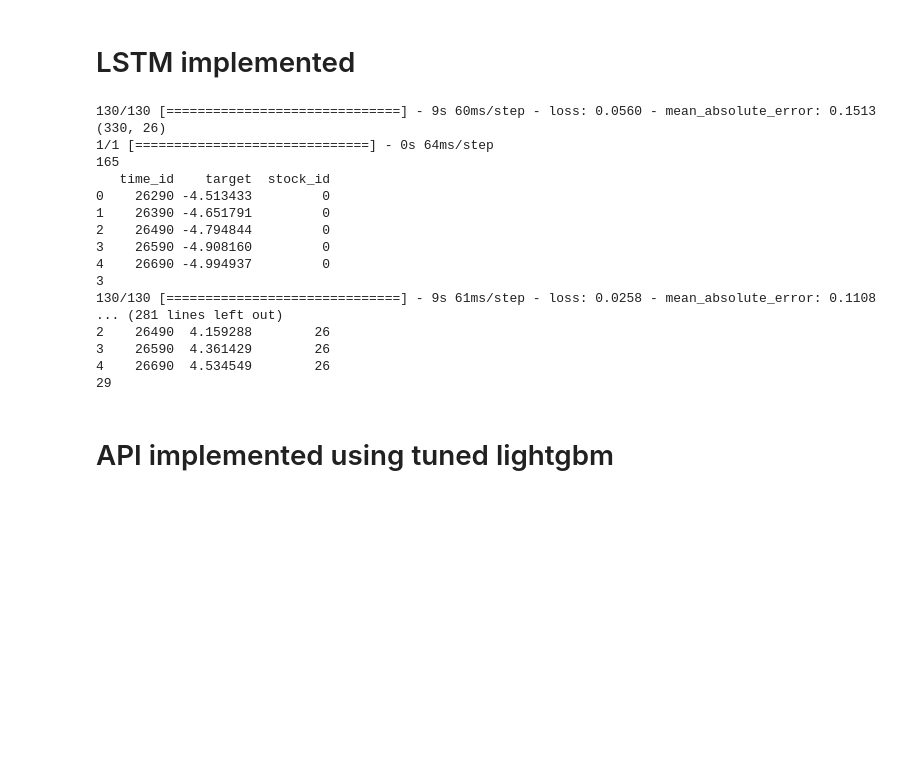
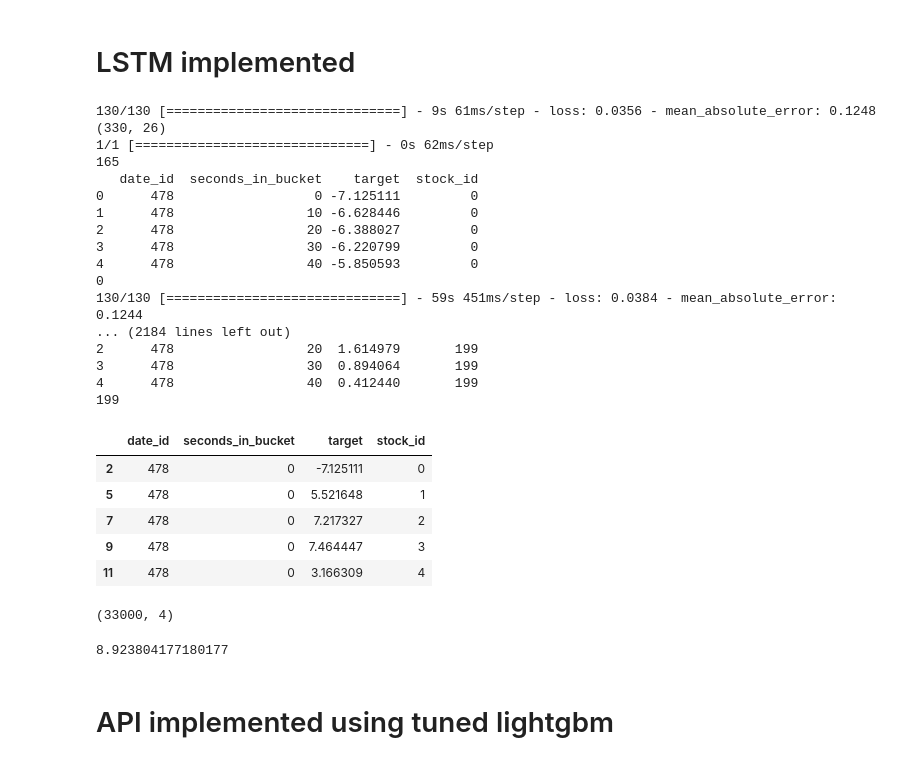
Before and after one commit to lazy-insomaniac/Optiver-Predict-US-stock_price, a Jupyter notebook: lstmwithoutapi.ipynb, the cells around one changed output. Drawn from its saved outputs; the diff is of its cells as text; code cells hidden in the pictures; blank space fills up the shorter version.

```diff
--- a/lstmwithoutapi.ipynb
+++ b/lstmwithoutapi.ipynb
@@ -206,7 +208,7 @@ from lightgbm import LGBMRegressor as LGBM
 from xgboost import XGBRegressor as XGB
 import optuna
 # %%
-all_predictions = pd.DataFrame(columns = ['time_id','target','stock_id'])
+all_predictions = pd.DataFrame(columns = ['date_id','seconds_in_bucket','target','stock_id'])
 # %%
 import pandas as pd
 import numpy as np
@@ -215,6 +217,9 @@ from tensorflow.keras.preprocessing.sequence import TimeseriesGenerator
 from tensorflow.keras.models import Sequential
 from tensorflow.keras.layers import LSTM, Dense, Dropout, LeakyReLU
 import tensorflow as tf
+# %%
+
+counter = 0
 # %% [markdown]
 # LSTM implemented
 # %%
@@ -271,7 +276,8 @@ import tensorflow as tf
             pred = pred.flatten()
             print(len(predictions))
             predictions_df = pd.DataFrame({
-                'time_id': (dates*55) +(seconds*10),
+                'date_id':dates ,
+                'seconds_in_bucket':seconds,
                 'target': pred,
                 'stock_id': stock_id,
             })
@@ -279,23 +285,32 @@ import tensorflow as tf
             all_predictions = pd.concat([all_predictions, predictions_df], ignore_index=True)
             print(counter)
             counter+=1
-        all_predictions = all_predictions.sort_values(by=['time_id', 'stock_id'])
+        all_predictions = all_predictions.sort_values(by=['date_id','seconds_in_bucket','stock_id'])
         all_predictions = all_predictions.reset_index(drop=True)
 # %% [output]
-130/130 [==============================] - 9s 60ms/step - loss: 0.0560 - mean_absolute_error: 0.1513
+130/130 [==============================] - 9s 61ms/step - loss: 0.0356 - mean_absolute_error: 0.1248
 (330, 26)
-1/1 [==============================] - 0s 64ms/step
+1/1 [==============================] - 0s 62ms/step
 165
-   time_id    target  stock_id
-0    26290 -4.513433         0
-1    26390 -4.651791         0
-2    26490 -4.794844         0
-3    26590 -4.908160         0
-4    26690 -4.994937         0
-3
-130/130 [==============================] - 9s 61ms/step - loss: 0.0258 - mean_absolute_error: 0.1108
-... (281 lines left out)
-2    26490  4.159288        26
-3    26590  4.361429        26
-4    26690  4.534549        26
-29
+   date_id  seconds_in_bucket    target  stock_id
+0      478                  0 -7.125111         0
+1      478                 10 -6.628446         0
+2      478                 20 -6.388027         0
+3      478                 30 -6.220799         0
+4      478                 40 -5.850593         0
+0
+130/130 [==============================] - 59s 451ms/step - loss: 0.0384 - mean_absolute_error: 0.1244
+... (2184 lines left out)
+2      478                 20  1.614979       199
+3      478                 30  0.894064       199
+4      478                 40  0.412440       199
+199
+# %%
+all_predictions.head()
+# %% [output]
+|  | date_id | seconds_in_bucket | target | stock_id |
+| 2 | 478 | 0 | -7.125111 | 0 |
+| 5 | 478 | 0 | 5.521648 | 1 |
+| 7 | 478 | 0 | 7.217327 | 2 |
+| 9 | 478 | 0 | 7.464447 | 3 |
+| 11 | 478 | 0 | 3.166309 | 4 |
@@ -302,3 +319,7 @@ import tensorflow as tf
+# %%
+all_predictions.shape
+# %% [output]
+(33000, 4)
 # %%
 from sklearn.metrics import mean_absolute_error
 # %%
@@ -306,3 +327,7 @@ mae = mean_absolute_error(all_predictions['target'],test_df['target'][:33000])
+# %%
+print(mae)
+# %% [output]
+8.923804177180177
 # %% [markdown]
 # API implemented using tuned lightgbm
 # %% [markdown]
```
Also changed, not shown: parts of 3 cells of this notebook.
